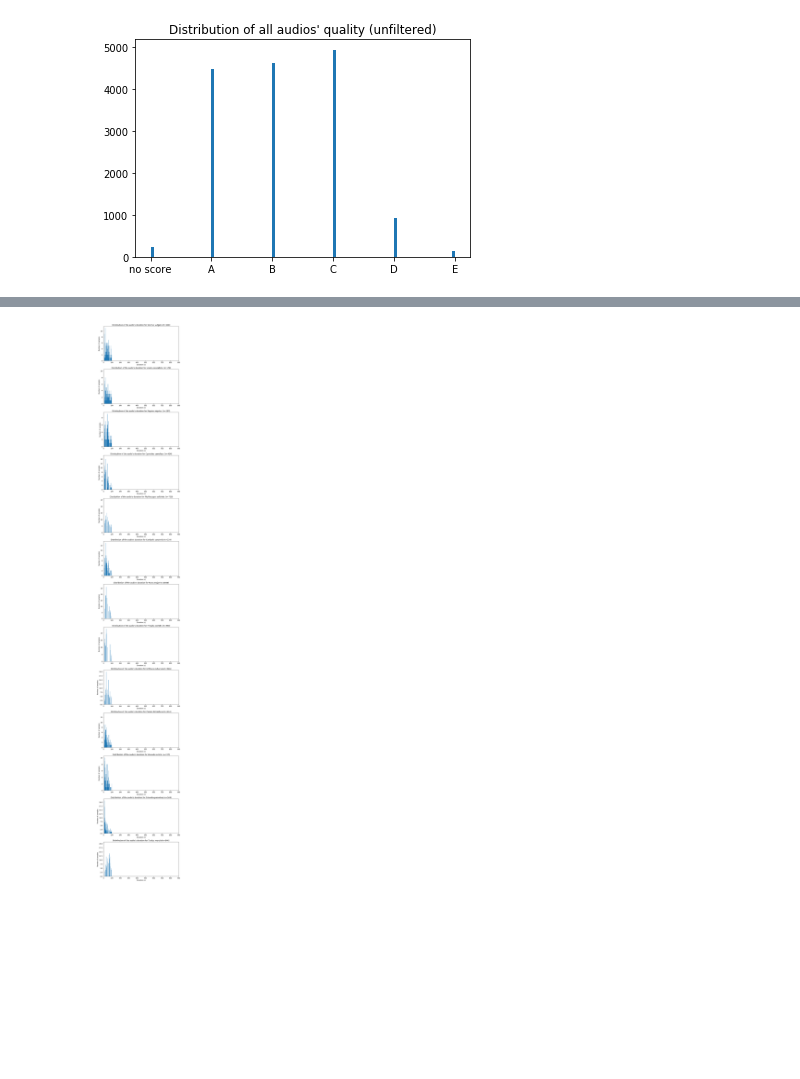
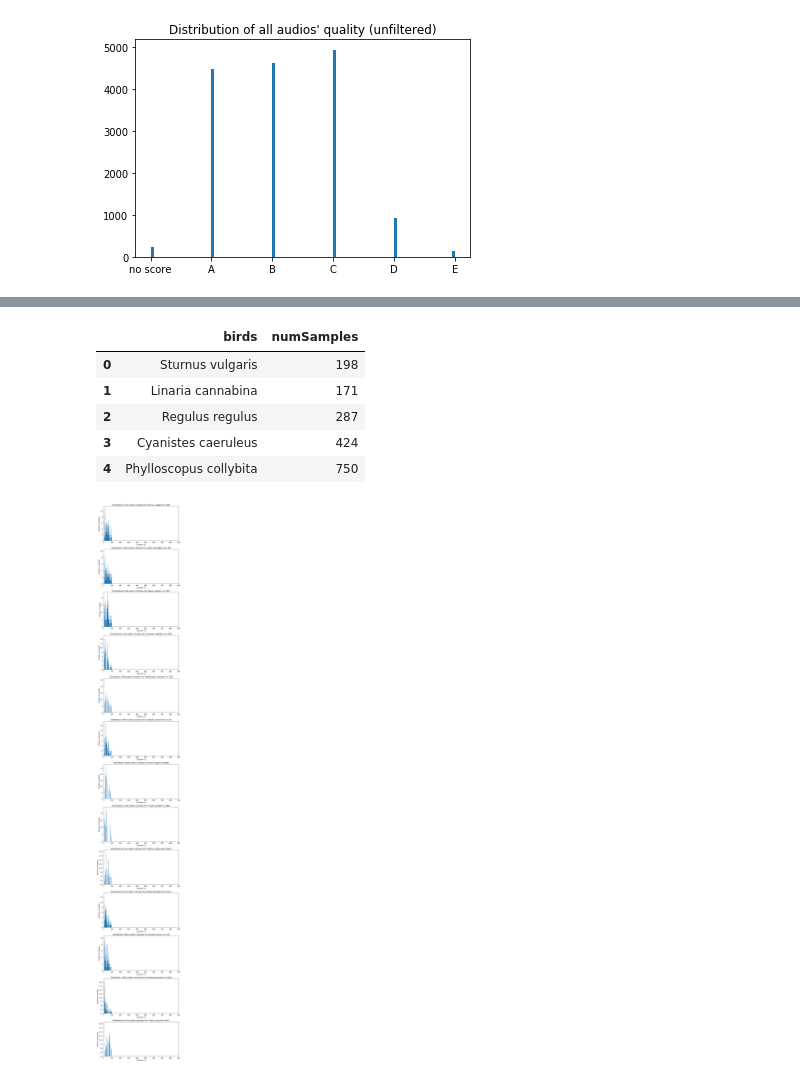
Before and after one commit to Richuo/Audio-Tagging-Silent-Cities, a Jupyter notebook: create_birds_dataset.ipynb, the cells around one changed output, grey strips where cells are left out. Drawn from its saved outputs; the diff is of its cells as text; code cells hidden in the pictures; blank space fills up the shorter version.

```diff
--- a/create_birds_dataset.ipynb
+++ b/create_birds_dataset.ipynb
@@ -235,3 +244,20 @@ filtered_df = pd.read_csv(DATA_PATH_FILTERED)
+# %%
+# Create a dataframe for the final bird list
+
+NumBirdsList = [len(filtered_df.loc[filtered_df['birdName'] == bird]) for bird in FinalList]
+
+birds_df = pd.DataFrame(columns=['birds', 'numSamples'])
+birds_df['birds'] = FinalList
+birds_df['numSamples'] = NumBirdsList
+
+birds_df.head()
+# %% [output]
+|  | birds | numSamples |
+| 0 | Sturnus vulgaris | 198 |
+| 1 | Linaria cannabina | 171 |
+| 2 | Regulus regulus | 287 |
+| 3 | Cyanistes caeruleus | 424 |
+| 4 | Phylloscopus collybita | 750 |
 # %%
 # Filtered plot of the audio duration distribution
 plot_distrib_duration(filtered_df, FinalList)
```
Also changed, not shown: parts of 1 cell of this notebook, 1 other file.
